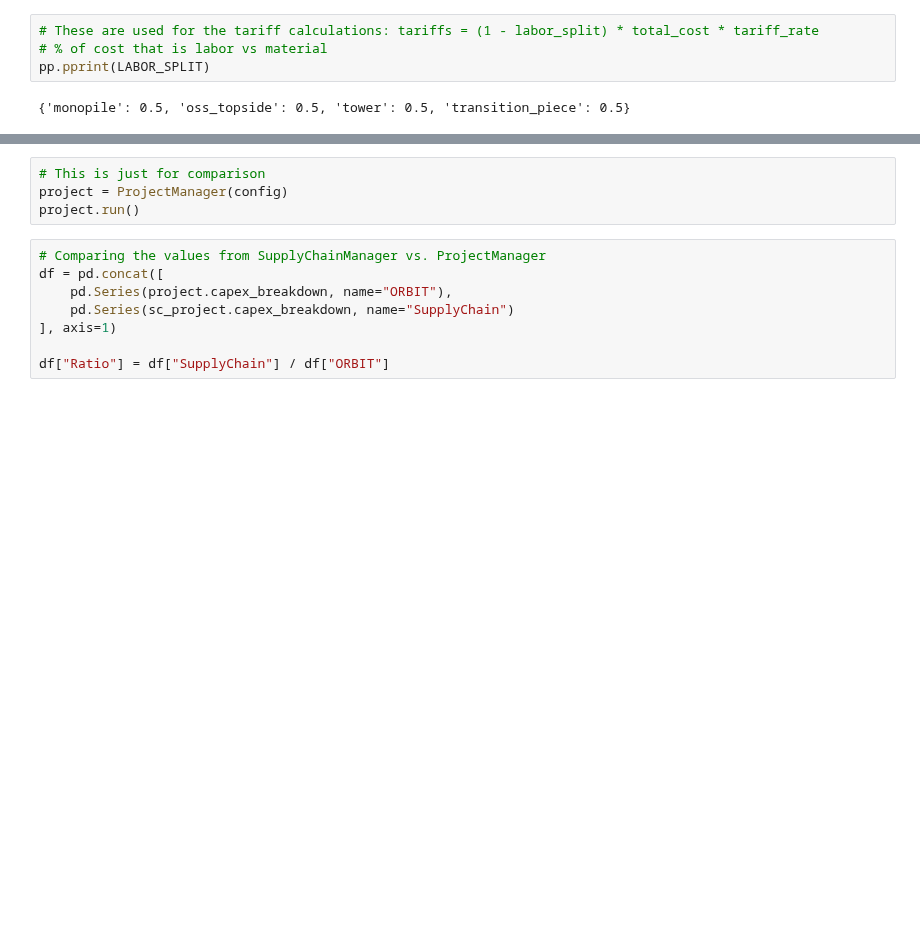
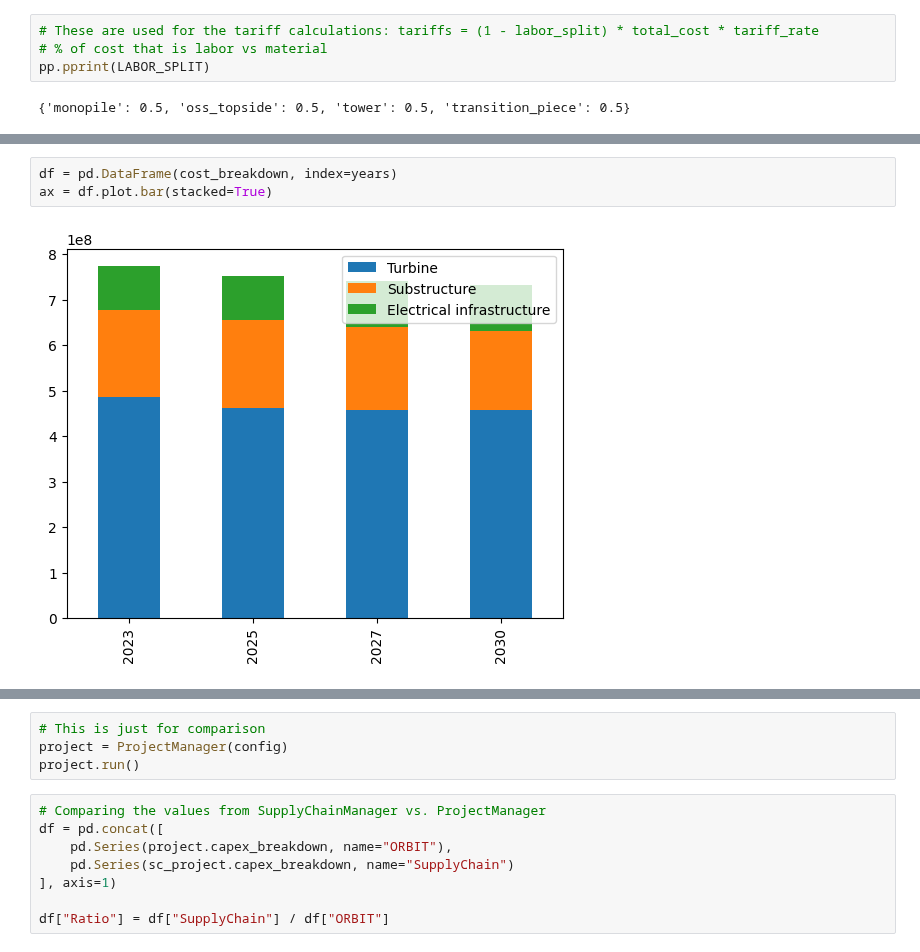
Before and after one commit to WISDEM/ORBIT, a Jupyter notebook: supply_chain.ipynb, the cells around one changed output, grey strips where cells are left out. Cells and saved outputs as stored; diff of their text form; blank space fills up the shorter version.

Commit message:
Added scenarios and plot routines

```diff
--- a/supply_chain.ipynb
+++ b/supply_chain.ipynb
@@ -46,0 +120,5 @@ sc_manager = SupplyChainManager(supply_chain)
+# %%
+df = pd.DataFrame(cost_breakdown, index=years)
+ax = df.plot.bar(stacked=True)
+# %% [output]
+[figure, added]
```
Also changed, not shown: parts of 6 cells of this notebook.
